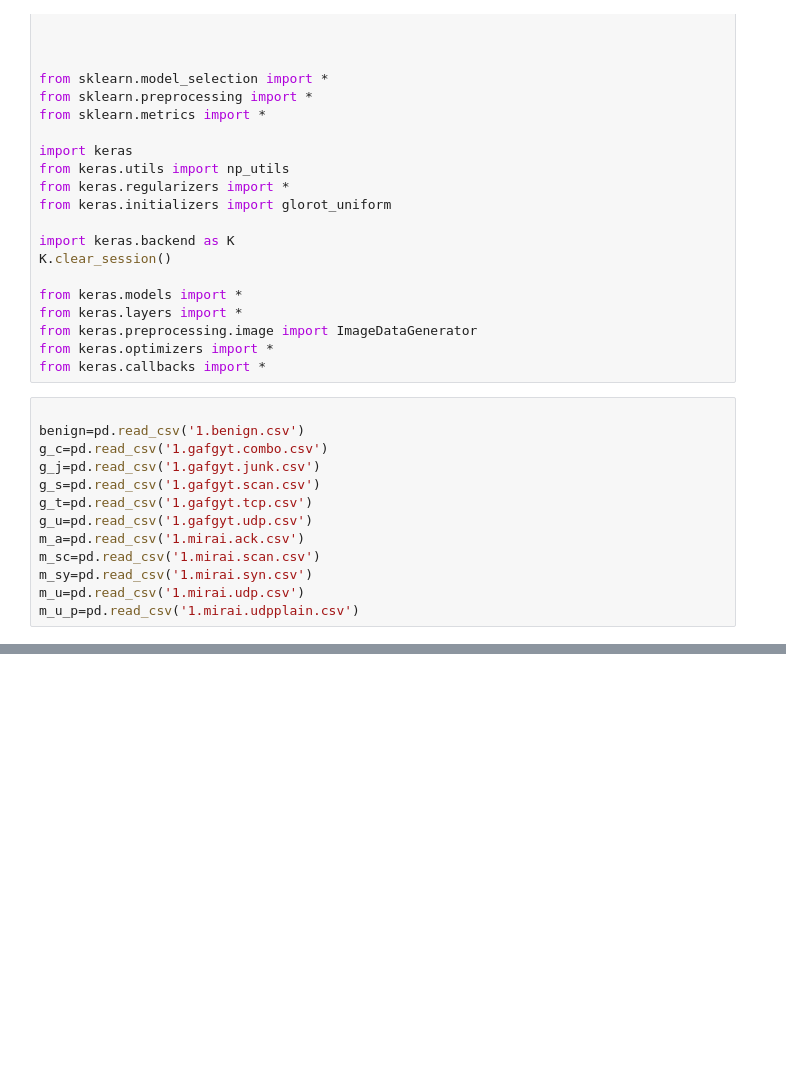
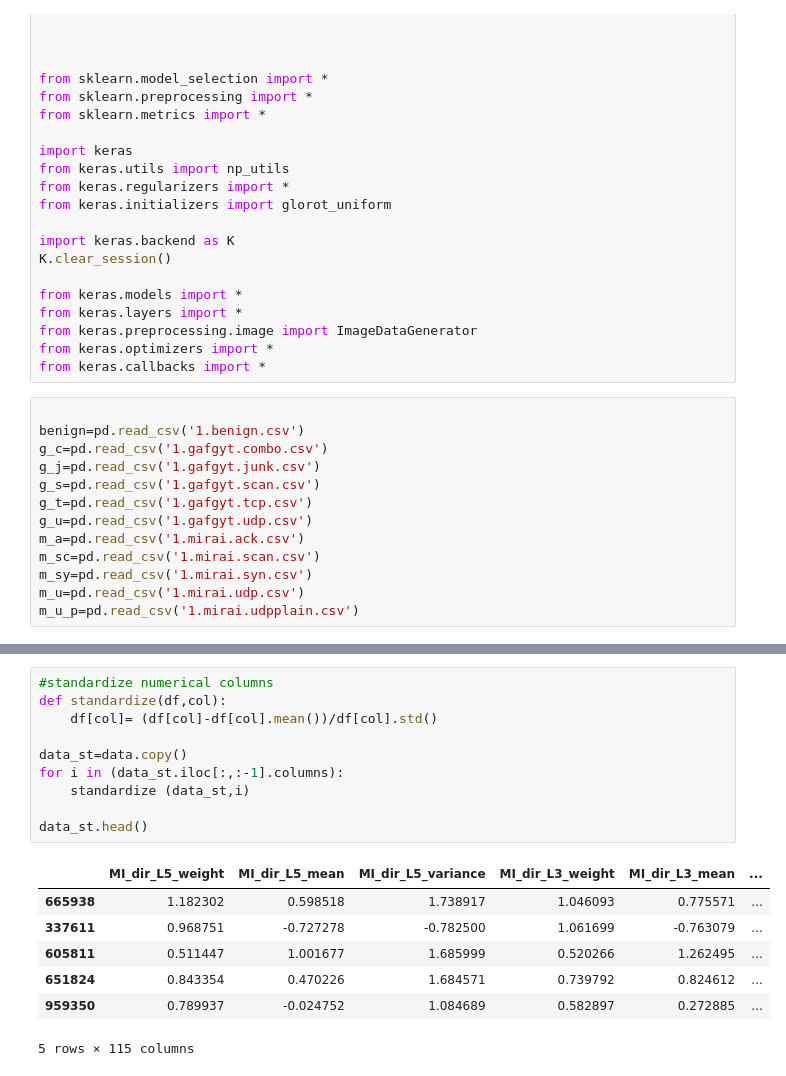
Before and after one commit to yasinicl/IoT-Intrusion-Detection, a Jupyter notebook: cnn+lstm.ipynb, the cells around one changed output, grey strips where cells are left out. Saved outputs shown, nothing was run; the diff lists cells and outputs as text; blank space fills up the shorter version.

```diff
--- a/cnn+lstm.ipynb
+++ b/cnn+lstm.ipynb
@@ -45,0 +117,18 @@ m_u_p=pd.read_csv('1.mirai.udpplain.csv')
+# %%
+#standardize numerical columns
+def standardize(df,col):
+    df[col]= (df[col]-df[col].mean())/df[col].std()
+
+data_st=data.copy()
+for i in (data_st.iloc[:,:-1].columns):
+    standardize (data_st,i)
+
+data_st.head()
+# %% [output]
+|  | MI_dir_L5_weight | MI_dir_L5_mean | MI_dir_L5_variance | MI_dir_L3_weight | MI_dir_L3_mean | ... |
+| 665938 | 1.182302 | 0.598518 | 1.738917 | 1.046093 | 0.775571 | ... |
+| 337611 | 0.968751 | -0.727278 | -0.782500 | 1.061699 | -0.763079 | ... |
+| 605811 | 0.511447 | 1.001677 | 1.685999 | 0.520266 | 1.262495 | ... |
+| 651824 | 0.843354 | 0.470226 | 1.684571 | 0.739792 | 0.824612 | ... |
+| 959350 | 0.789937 | -0.024752 | 1.084689 | 0.582897 | 0.272885 | ... |
+5 rows × 115 columns
```
Also changed, not shown: parts of 11 cells of this notebook.
